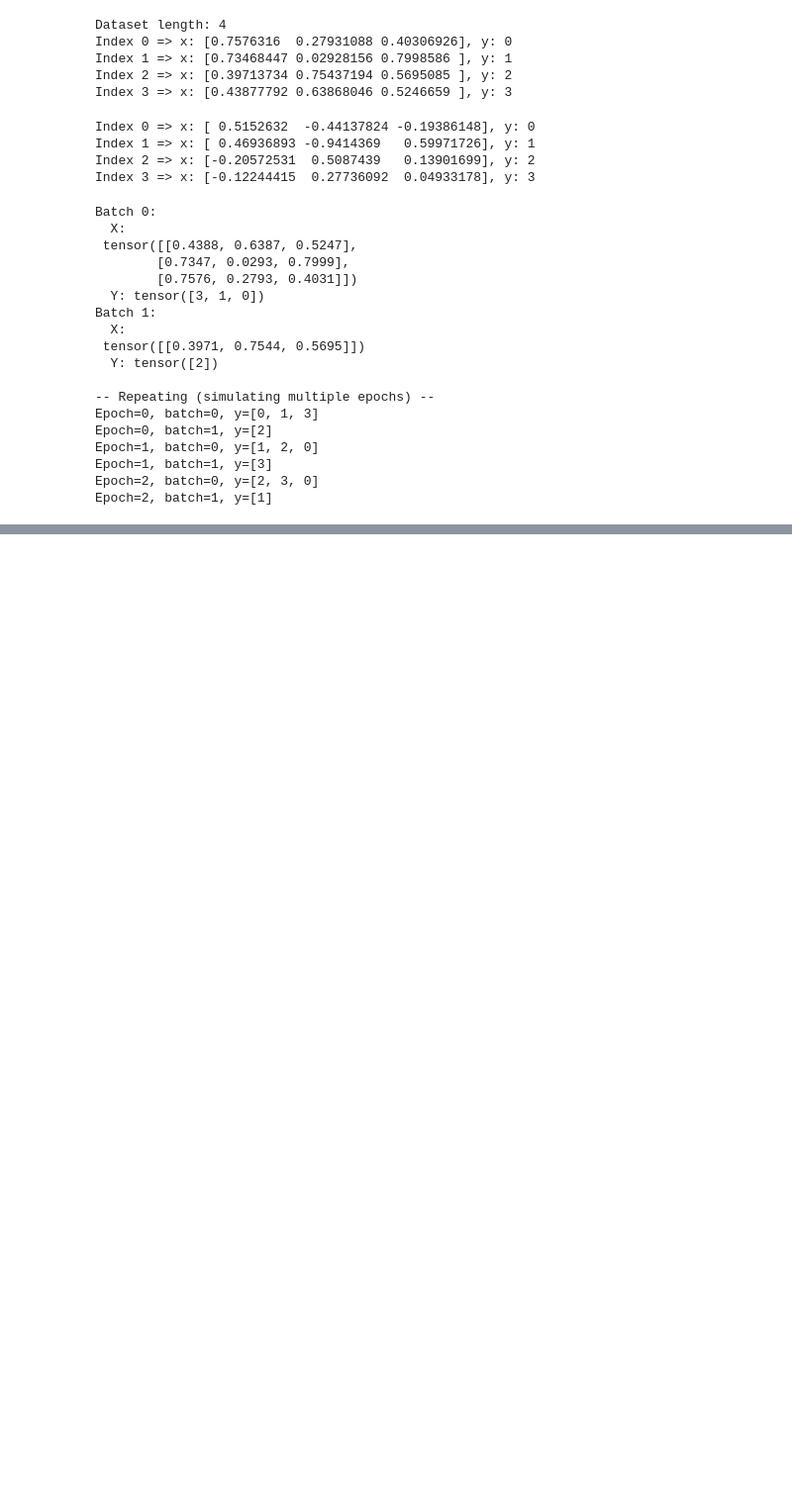
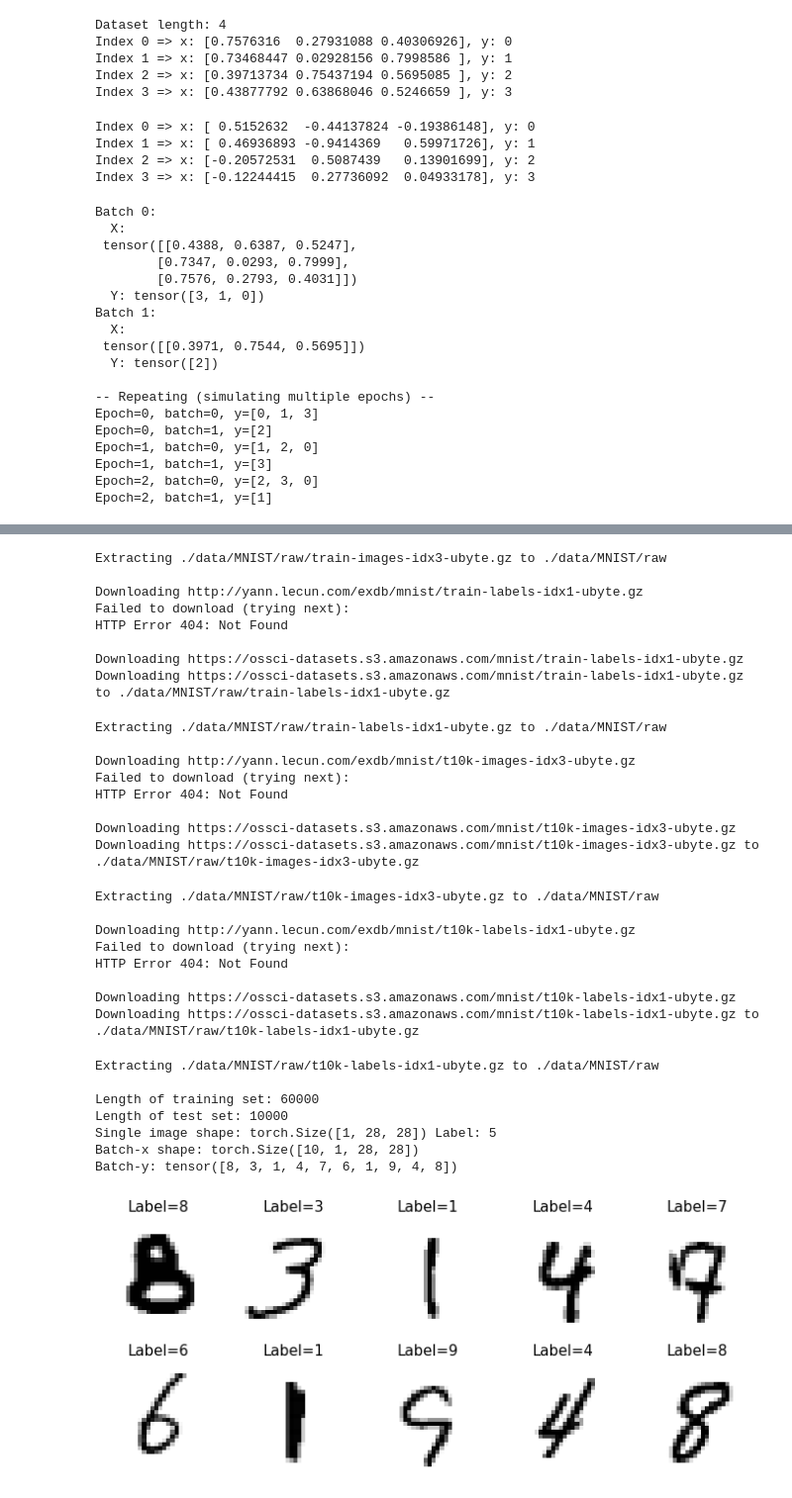
Before and after one commit to amirhdre/python-machine-learning-book-3rd-edition, a Jupyter notebook: ch13_part1.ipynb, the cells around one changed output, grey strips where cells are left out. Shown: that part at 99% size. Saved outputs shown, nothing was run; the diff lists cells and outputs as text; code cells hidden in the pictures; blank space fills up the shorter version.

Commit message:
Update ch13_part1.ipynb with additional PyTorch examples and explanations

```diff
--- a/ch13_part1.ipynb
+++ b/ch13_part1.ipynb
@@ -329,0 +332,39 @@ FileNotFoundError: [Errno 2] No such file or directory: 'cat_dog_images'
+# %%
+from torchvision.datasets import MNIST
+
+# This will download MNIST and store it in ./data if not present
+mnist_train = MNIST(root='./data',
+                    train=True,
+                    download=True,
+                    transform=transforms.ToTensor())
+
+mnist_test = MNIST(root='./data',
+                   train=False,
+                   download=True,
+                   transform=transforms.ToTensor())
+
+print("Length of training set:", len(mnist_train))
+print("Length of test set:", len(mnist_test))
+
+# Inspect an item
+image, label = mnist_train[0]
+print("Single image shape:", image.shape, "Label:", label)
+
+# Create a DataLoader
+mnist_train_loader = DataLoader(mnist_train,
+                                batch_size=10,
+                                shuffle=True)
+
+batch_x, batch_y = next(iter(mnist_train_loader))
+print("Batch-x shape:", batch_x.shape)
+print("Batch-y:", batch_y)
+
+# Visualize that batch
+fig = plt.figure(figsize=(12,5))
+for i in range(10):
+    ax = fig.add_subplot(2, 5, i+1)
+    ax.imshow(batch_x[i, 0, :, :], cmap='gray_r')
+    ax.set_title(f"Label={batch_y[i].item()}", size=15)
+    ax.axis('off')
+plt.show()
+# %% [output]
@@ -329,0 +377,32 @@ FileNotFoundError: [Errno 2] No such file or directory: 'cat_dog_images'
+Extracting ./data/MNIST/raw/train-images-idx3-ubyte.gz to ./data/MNIST/raw
+
+Downloading http://yann.lecun.com/exdb/mnist/train-labels-idx1-ubyte.gz
+Failed to download (trying next):
+HTTP Error 404: Not Found
+
+Downloading https://ossci-datasets.s3.amazonaws.com/mnist/train-labels-idx1-ubyte.gz
+Downloading https://ossci-datasets.s3.amazonaws.com/mnist/train-labels-idx1-ubyte.gz to ./data/MNIST/raw/train-labels-idx1-ubyte.gz
+Extracting ./data/MNIST/raw/train-labels-idx1-ubyte.gz to ./data/MNIST/raw
+
+Downloading http://yann.lecun.com/exdb/mnist/t10k-images-idx3-ubyte.gz
+Failed to download (trying next):
+HTTP Error 404: Not Found
+
+Downloading https://ossci-datasets.s3.amazonaws.com/mnist/t10k-images-idx3-ubyte.gz
+Downloading https://ossci-datasets.s3.amazonaws.com/mnist/t10k-images-idx3-ubyte.gz to ./data/MNIST/raw/t10k-images-idx3-ubyte.gz
+Extracting ./data/MNIST/raw/t10k-images-idx3-ubyte.gz to ./data/MNIST/raw
+
+Downloading http://yann.lecun.com/exdb/mnist/t10k-labels-idx1-ubyte.gz
+Failed to download (trying next):
+HTTP Error 404: Not Found
+
+Downloading https://ossci-datasets.s3.amazonaws.com/mnist/t10k-labels-idx1-ubyte.gz
+Downloading https://ossci-datasets.s3.amazonaws.com/mnist/t10k-labels-idx1-ubyte.gz to ./data/MNIST/raw/t10k-labels-idx1-ubyte.gz
+Extracting ./data/MNIST/raw/t10k-labels-idx1-ubyte.gz to ./data/MNIST/raw
+
+Length of training set: 60000
+Length of test set: 10000
+Single image shape: torch.Size([1, 28, 28]) Label: 5
+Batch-x shape: torch.Size([10, 1, 28, 28])
+Batch-y: tensor([8, 3, 1, 4, 7, 6, 1, 9, 4, 8])
+[figure, added]
```
Also changed, not shown: parts of 2 cells of this notebook.
